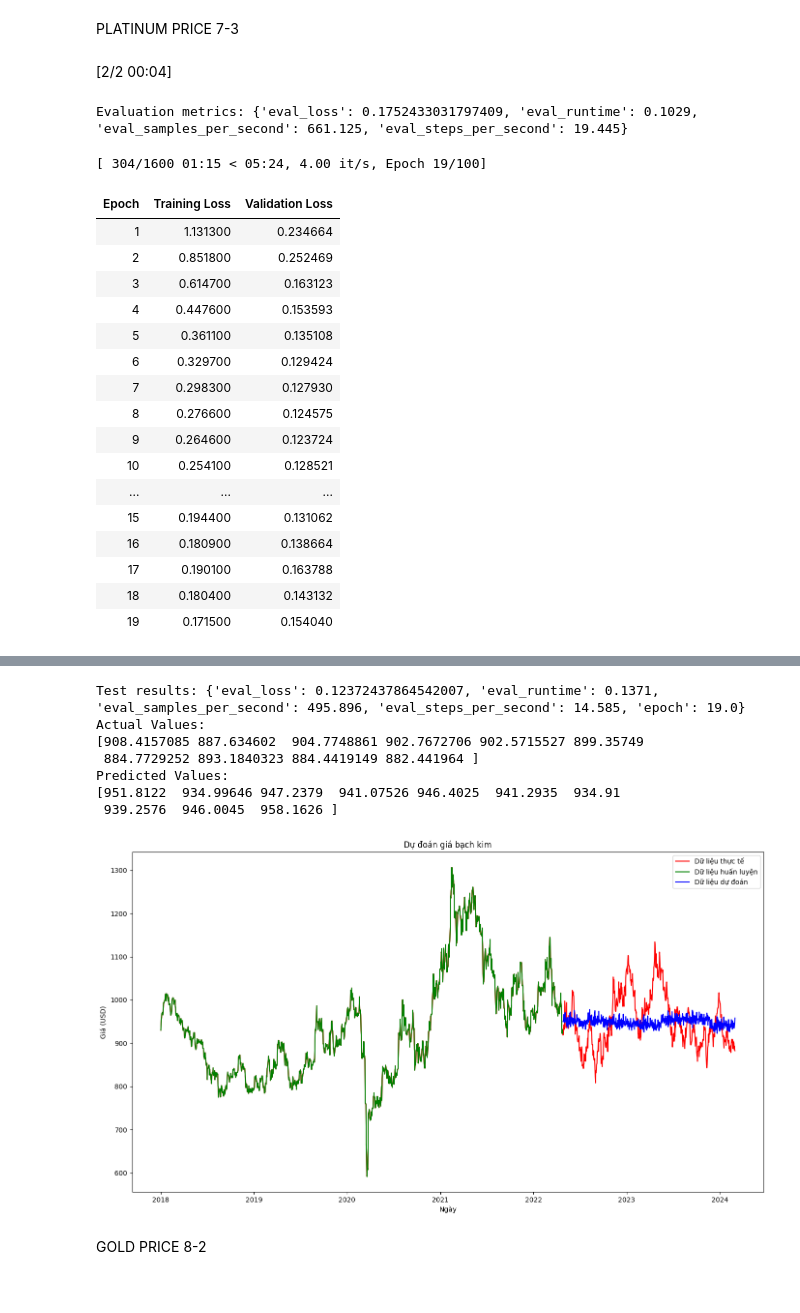
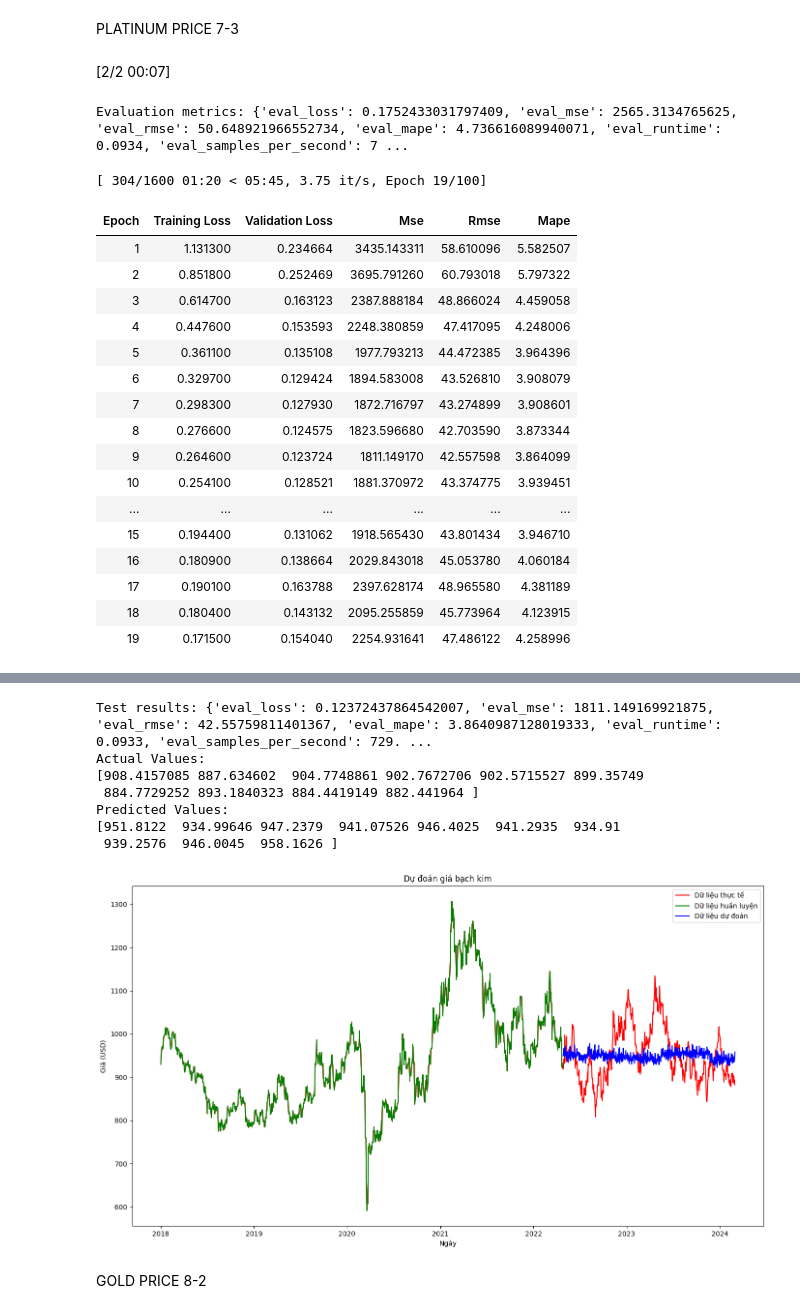
Before and after one commit to Kt7mmm/IS403_O21_06, a Jupyter notebook: Model/Team06_PatchTST.ipynb, the cells around one changed output, grey strips where cells are left out. Drawn from its saved outputs; the diff is of its cells as text; code cells hidden in the pictures.

```diff
--- a/Model/Team06_PatchTST.ipynb
+++ b/Model/Team06_PatchTST.ipynb
@@ -668,6 +721,32 @@ config = PatchTSTConfig(
 )
 model = PatchTSTForPrediction(config)
 
+def compute_metrics(eval_pred):
+    predictions, labels = eval_pred
+    if isinstance(predictions, tuple):
+        predictions = predictions[0]
+
+    if len(predictions.shape) > 2:
+        predictions = predictions.reshape(-1, predictions.shape[-1])
+    if len(labels.shape) > 2:
+        labels = labels.reshape(-1, labels.shape[-1])
+
+    # Unscale predictions and labels
+    predictions_unscaled = scaler.inverse_transform(predictions)
+    labels_unscaled = scaler.inverse_transform(labels)
+
+    mse = mean_squared_error(labels_unscaled, predictions_unscaled)
+    rmse = np.sqrt(mse)
+    mape = np.mean(np.abs((labels_unscaled - predictions_unscaled) / labels_unscaled)) * 100
+
+    return {
+        'mse': mse,
+        'rmse': rmse,
+        'mape': mape
+    }
+
+
+
 # Thiết lập các tham số huấn luyện
 training_args = TrainingArguments(
     output_dir="./checkpoint/patchtst/gold_price/output/",
@@ -699,6 +778,7 @@ trainer = Trainer(
     args=training_args,
     train_dataset=train_dataset,
     eval_dataset=test_dataset,
+    compute_metrics=compute_metrics,
     callbacks=[early_stopping_callback],
 )
 
@@ -742,55 +822,55 @@ test_dates = test['Date'].iloc[-len(predictions_mean):]
 # Debugging: print lengths to ensure alignment
 # print("Length of test_dates:", len(test_dates))
 # print("Length of predictions_mean:", len(predictions_mean))
 
 # Make sure predictions are aligned with test_dates
 if len(predictions_mean) > len(test_dates):
     predictions_mean = predictions_mean[:len(test_dates)]
 
 # Print some actual and predicted values for comparison
 print("Actual Values:")
 print(test['Value (USD per troy ounce)'].values[-10:])
 print("Predicted Values:")
 print(predictions_mean[-10:])
 
 # Hàm vẽ biểu đồ kết quả
 def plot_results(dates, actual, train, predict, title):
     plt.figure(figsize=(14, 8))
     plt.plot(dates, actual, label='Dữ liệu thực tế', color='red')
     plt.plot(dates[:len(train)], train, label='Dữ liệu huấn luyện', color='green')
     plt.plot(dates[-len(predict):], predict, label='Dữ liệu dự đoán', color='blue')
     plt.title(title)
     plt.xlabel('Ngày')
     plt.ylabel('Giá (USD)')
     plt.legend()
     plt.tight_layout()
     plt.show()
 
 # Vẽ biểu đồ kết quả
 plot_results(data['Date'], data['Value (USD per troy ounce)'], train['Value (USD per troy ounce)'], predictions_mean, 'Dự đoán giá bạch kim')
 # %% [output]
-[2/2 00:04]
+[2/2 00:07]
-Evaluation metrics: {'eval_loss': 0.1752433031797409, 'eval_runtime': 0.1029, 'eval_samples_per_second': 661.125, 'eval_steps_per_second': 19.445}
+Evaluation metrics: {'eval_loss': 0.1752433031797409, 'eval_mse': 2565.3134765625, 'eval_rmse': 50.648921966552734, 'eval_mape': 4.736616089940071, 'eval_runtime': 0.0934, 'eval_samples_per_second': 7 ...
-[ 304/1600 01:15 < 05:24, 4.00 it/s, Epoch 19/100]
+[ 304/1600 01:20 < 05:45, 3.75 it/s, Epoch 19/100]
-| Epoch | Training Loss | Validation Loss |
-| 1 | 1.131300 | 0.234664 |
-| 2 | 0.851800 | 0.252469 |
-| 3 | 0.614700 | 0.163123 |
-| 4 | 0.447600 | 0.153593 |
-| 5 | 0.361100 | 0.135108 |
-| 6 | 0.329700 | 0.129424 |
-| 7 | 0.298300 | 0.127930 |
-| 8 | 0.276600 | 0.124575 |
-| 9 | 0.264600 | 0.123724 |
-| 10 | 0.254100 | 0.128521 |
-| ... | ... | ... |
-| 15 | 0.194400 | 0.131062 |
-| 16 | 0.180900 | 0.138664 |
-| 17 | 0.190100 | 0.163788 |
-| 18 | 0.180400 | 0.143132 |
-| 19 | 0.171500 | 0.154040 |
+| Epoch | Training Loss | Validation Loss | Mse | Rmse | Mape |
+| 1 | 1.131300 | 0.234664 | 3435.143311 | 58.610096 | 5.582507 |
+| 2 | 0.851800 | 0.252469 | 3695.791260 | 60.793018 | 5.797322 |
+| 3 | 0.614700 | 0.163123 | 2387.888184 | 48.866024 | 4.459058 |
+| 4 | 0.447600 | 0.153593 | 2248.380859 | 47.417095 | 4.248006 |
+| 5 | 0.361100 | 0.135108 | 1977.793213 | 44.472385 | 3.964396 |
+| 6 | 0.329700 | 0.129424 | 1894.583008 | 43.526810 | 3.908079 |
+| 7 | 0.298300 | 0.127930 | 1872.716797 | 43.274899 | 3.908601 |
+| 8 | 0.276600 | 0.124575 | 1823.596680 | 42.703590 | 3.873344 |
+| 9 | 0.264600 | 0.123724 | 1811.149170 | 42.557598 | 3.864099 |
+| 10 | 0.254100 | 0.128521 | 1881.370972 | 43.374775 | 3.939451 |
+| ... | ... | ... | ... | ... | ... |
+| 15 | 0.194400 | 0.131062 | 1918.565430 | 43.801434 | 3.946710 |
+| 16 | 0.180900 | 0.138664 | 2029.843018 | 45.053780 | 4.060184 |
+| 17 | 0.190100 | 0.163788 | 2397.628174 | 48.965580 | 4.381189 |
+| 18 | 0.180400 | 0.143132 | 2095.255859 | 45.773964 | 4.123915 |
+| 19 | 0.171500 | 0.154040 | 2254.931641 | 47.486122 | 4.258996 |
 [interactive output not drawn]
-Test results: {'eval_loss': 0.12372437864542007, 'eval_runtime': 0.1371, 'eval_samples_per_second': 495.896, 'eval_steps_per_second': 14.585, 'epoch': 19.0}
+Test results: {'eval_loss': 0.12372437864542007, 'eval_mse': 1811.149169921875, 'eval_rmse': 42.55759811401367, 'eval_mape': 3.8640987128019333, 'eval_runtime': 0.0933, 'eval_samples_per_second': 729. ...
 Actual Values:
 [908.4157085 887.634602  904.7748861 902.7672706 902.5715527 899.35749
  884.7729252 893.1840323 884.4419149 882.441964 ]
```
Also changed, not shown: parts of 9 cells of this notebook.
